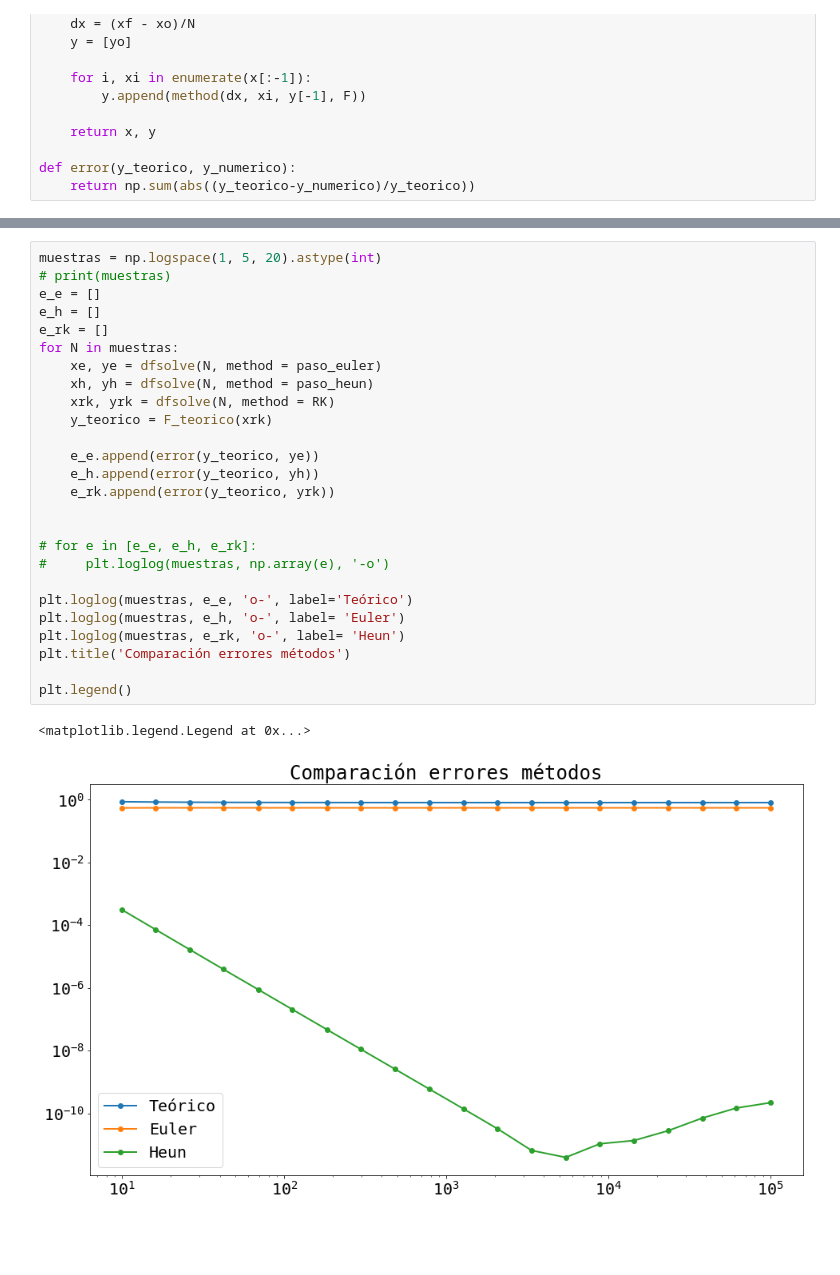
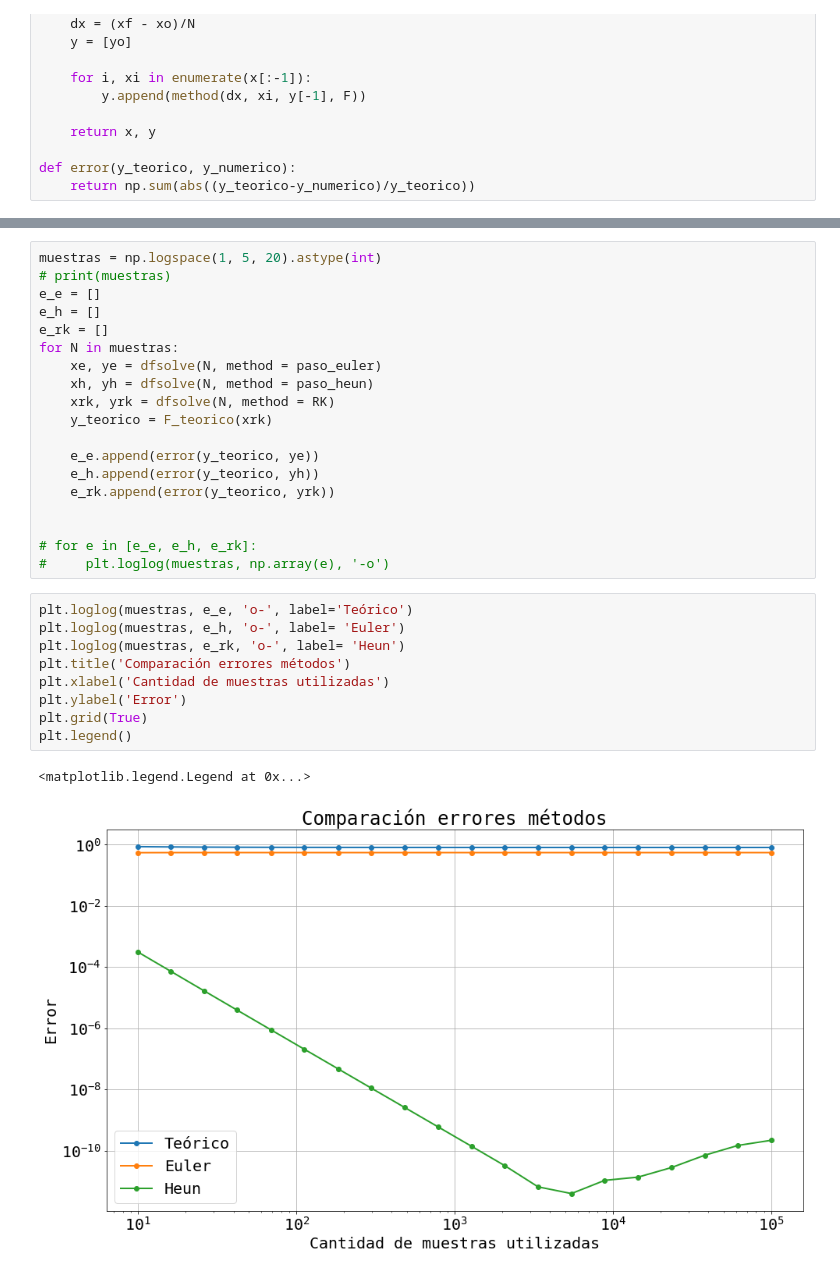
Before and after one commit to abonellitoro/2022_Ingenieria, a Jupyter notebook: Consultas/Augusto/guia0/Guía_0.ipynb, the cells around one changed output, grey strips where cells are left out. Saved outputs shown, nothing was run; the diff lists cells and outputs as text; blank space fills up the shorter version.

```diff
--- a/Consultas/Augusto/guia0/Guía_0.ipynb
+++ b/Consultas/Augusto/guia0/Guía_0.ipynb
@@ -247,29 +243,31 @@ plt.legend()
+# %%
+muestras = np.logspace(1, 5, 20).astype(int)
+# print(muestras)
+e_e = []
+e_h = []
+e_rk = []
+for N in muestras:
+    xe, ye = dfsolve(N, method = paso_euler)
+    xh, yh = dfsolve(N, method = paso_heun)
+    xrk, yrk = dfsolve(N, method = RK)
+    y_teorico = F_teorico(xrk)
+
+    e_e.append(error(y_teorico, ye))
+    e_h.append(error(y_teorico, yh))
+    e_rk.append(error(y_teorico, yrk))
+
+
+# for e in [e_e, e_h, e_rk]:
+#     plt.loglog(muestras, np.array(e), '-o')
 # %%
-muestras = np.logspace(1, 5, 20).astype(int)
-# print(muestras)
-e_e = []
-e_h = []
-e_rk = []
-for N in muestras:
-    xe, ye = dfsolve(N, method = paso_euler)
-    xh, yh = dfsolve(N, method = paso_heun)
-    xrk, yrk = dfsolve(N, method = RK)
-    y_teorico = F_teorico(xrk)
-
-    e_e.append(error(y_teorico, ye))
-    e_h.append(error(y_teorico, yh))
-    e_rk.append(error(y_teorico, yrk))
-
-
-# for e in [e_e, e_h, e_rk]:
-#     plt.loglog(muestras, np.array(e), '-o')
-
 plt.loglog(muestras, e_e, 'o-', label='Teórico')
 plt.loglog(muestras, e_h, 'o-', label= 'Euler')
 plt.loglog(muestras, e_rk, 'o-', label= 'Heun')
 plt.title('Comparación errores métodos')
-
+plt.xlabel('Cantidad de muestras utilizadas')
+plt.ylabel('Error')
+plt.grid(True)
 plt.legend()
 # %% [output]
 <matplotlib.legend.Legend at 0x...>
-[figure, old version]
+[figure, new version]
```
Also changed, not shown: parts of 5 cells of this notebook.
